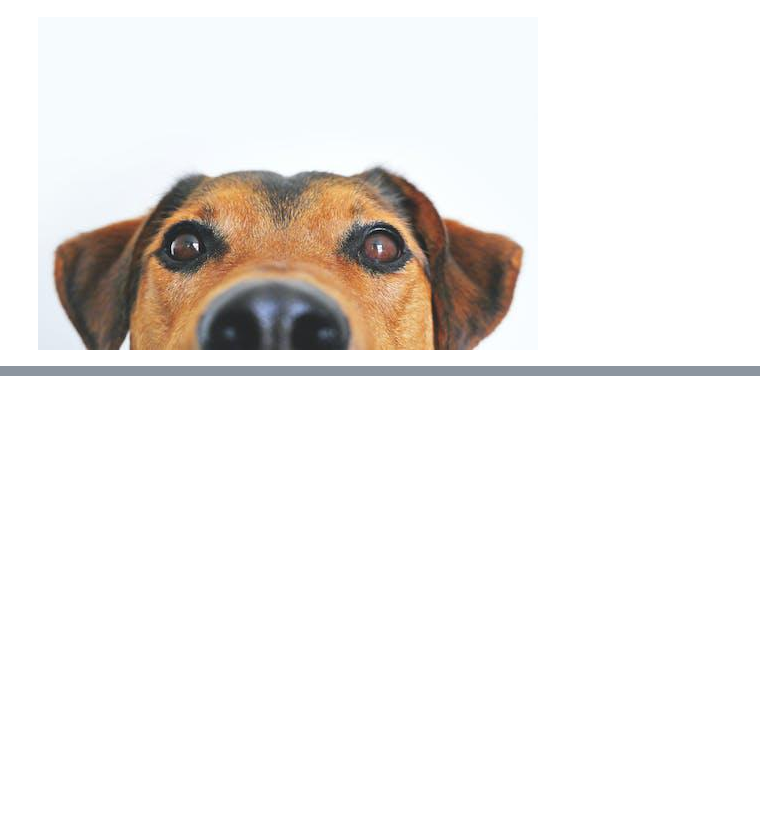
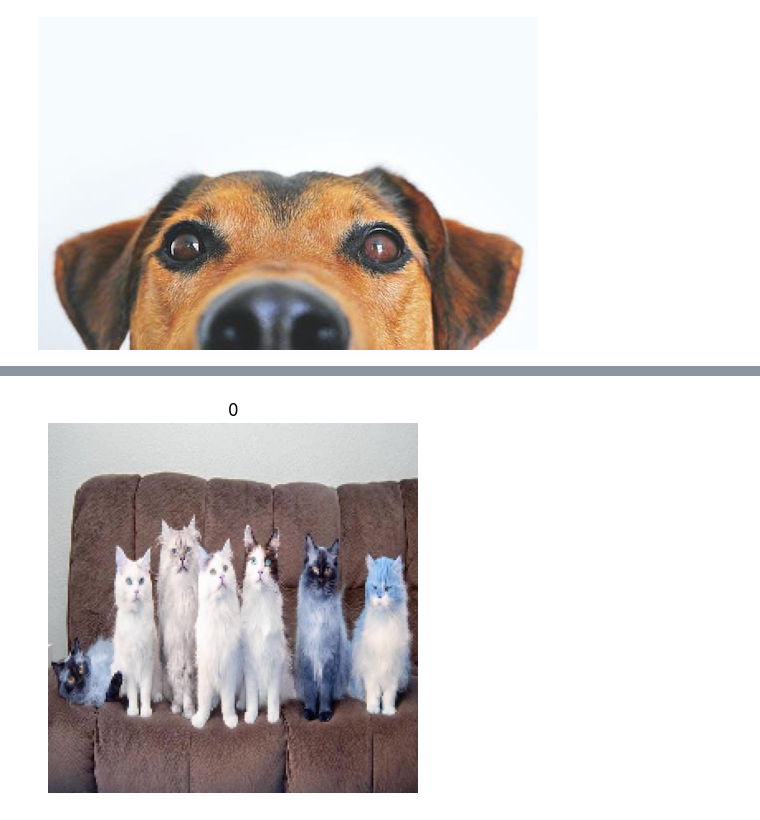
Before and after one commit to upflairs-pvt-ltd/1st_june_data_science, a Jupyter notebook: CNN/image_classification.ipynb, the cells around one changed output, grey strips where cells are left out. Saved outputs shown, nothing was run; the diff lists cells and outputs as text; code cells hidden in the pictures; blank space fills up the shorter version.

```diff
--- a/CNN/image_classification.ipynb
+++ b/CNN/image_classification.ipynb
@@ -118,0 +145,4 @@ array([[[250, 240, 233],
+# %%
+img_render(45)    # before transformation
+# %% [output]
+[figure, added]
```
Also changed, not shown: parts of 29 cells of this notebook.
